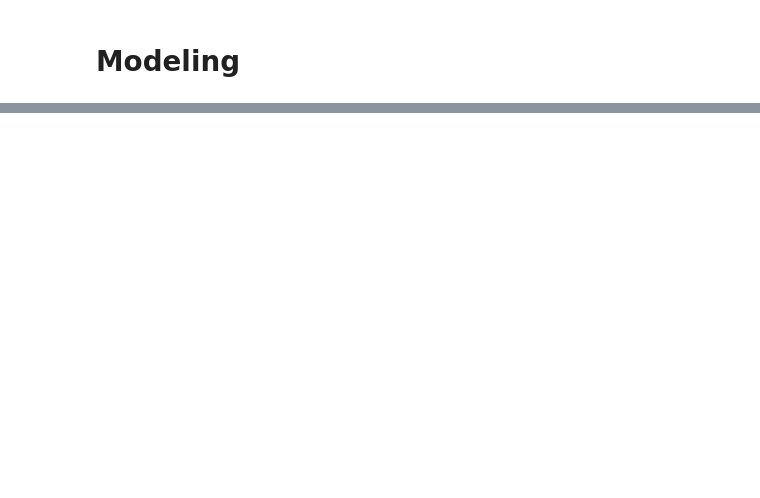
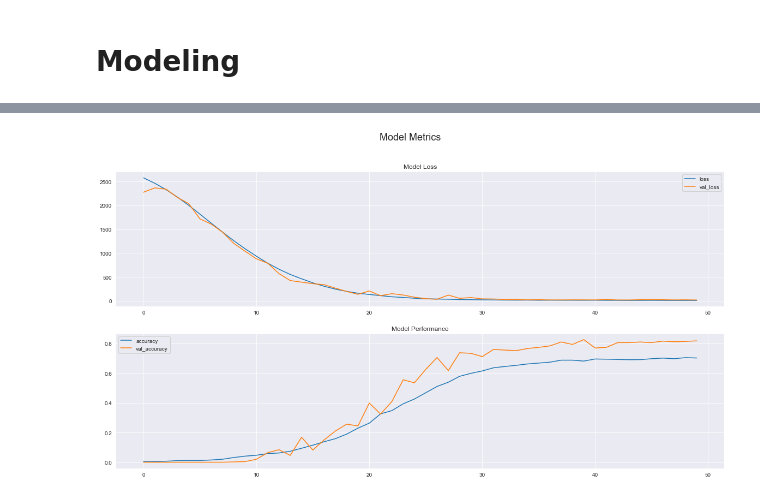
Before and after one commit to amcarite/Facial-Keypoint-Detection-with-Deep-Learning, a Jupyter notebook: oscar/1-oscar-face-keypoints.ipynb, the cells around one changed output, grey strips where cells are left out. Drawn from its saved outputs; the diff is of its cells as text; code cells hidden in the pictures; blank space fills up the shorter version.

```diff
--- a/oscar/1-oscar-face-keypoints.ipynb
+++ b/oscar/1-oscar-face-keypoints.ipynb
@@ -334,0 +433,29 @@ _________________________________________________________________
+# %%
+earlyStopping = EarlyStopping(monitor='loss', patience=30, mode='min',
+                             baseline=None)
+
+rlp = ReduceLROnPlateau(monitor='val_loss', factor=0.7, patience=5, min_lr=1e-15, mode='min', verbose=1)
+# %%
+model_CNN_noNA1 = Sequential()
+model_CNN_noNA1.add(Conv2D(64, kernel_size=(3, 3),activation='relu',input_shape=(96, 96, 1)))
+model_CNN_noNA1.add(MaxPooling2D(pool_size=(2, 2)))
+model_CNN_noNA1.add(Dropout(0.2))
+model_CNN_noNA1.add(Flatten())
+model_CNN_noNA1.add(Dense(96))
+model_CNN_noNA1.add(BatchNormalization())
+model_CNN_noNA1.add(Activation('relu'))
+model_CNN_noNA1.add(Dense(30))
+
+
+# model_CNN_noNA1.summary()
+
+model_CNN_noNA1.compile(optimizer='adam', loss='mean_squared_error', metrics=['accuracy'])
+history_CNN_noNA1 = model_CNN_noNA1.fit(
+    train_data_noNA,
+    train_labels_noNA,
+    batch_size=64,
+    epochs=50,
+    validation_data=(dev_data, dev_labels),
+    shuffle = True,
+    callbacks=[earlyStopping, rlp]
+)
@@ -335,2 +480,8 @@ _________________________________________________________________
+# %%
+# out of the box Adam optimizer, lr factor of 0.7
+model_history_df = pd.DataFrame(history_CNN_noNA1.history)
+plot_learning_curves(model_history_df, 'accuracy')
+# %% [output]
+[figure, added]
 # %%
 # Training
```
Also changed, not shown: parts of 12 cells of this notebook.
